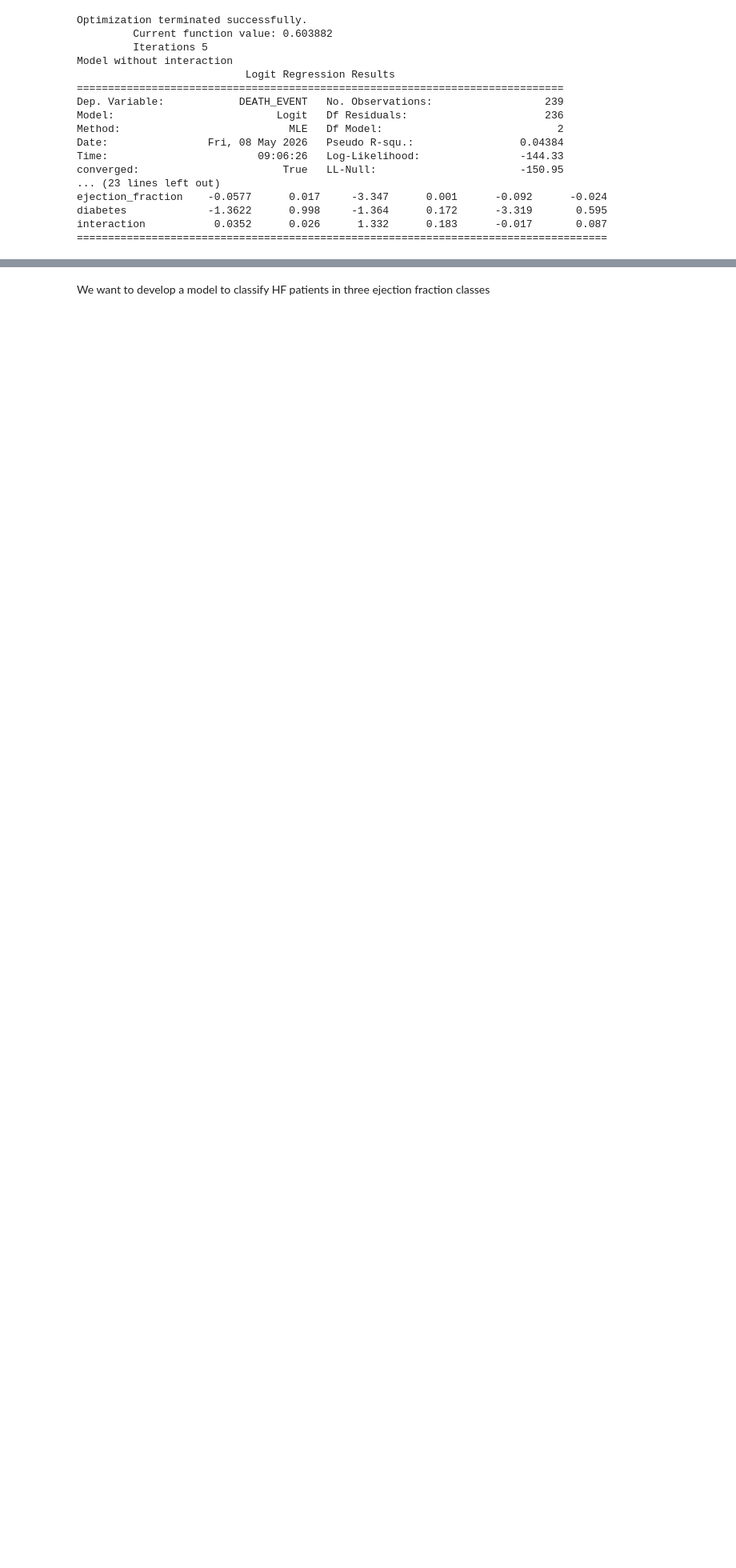
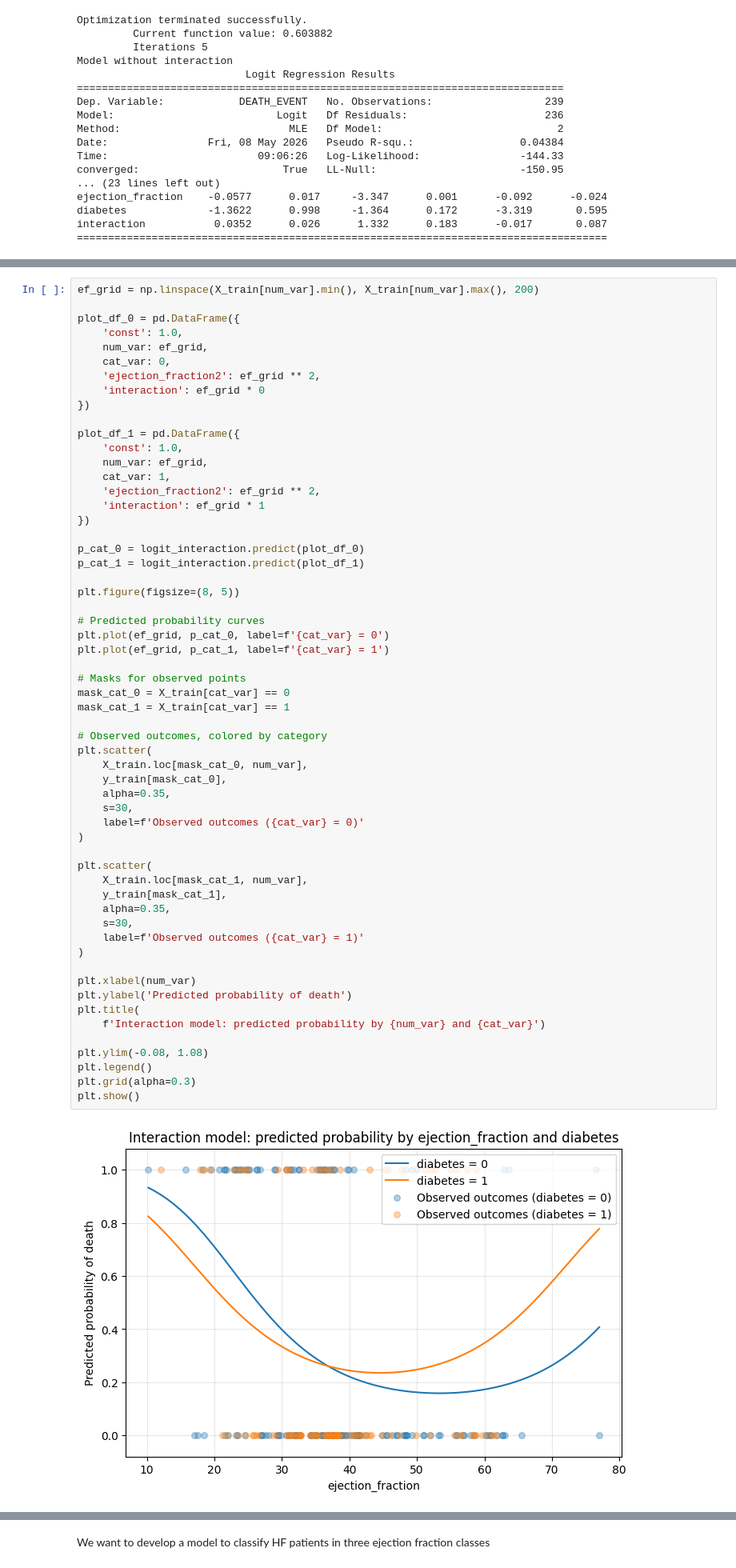
Before and after one commit to Thomas-Fabbris/applied-statistics-polimi, a Jupyter notebook: Labs/Lab_VI_2026.ipynb, the cells around one changed output, grey strips where cells are left out. Shown at 80% size. Cells and saved outputs as stored; diff of their text form; blank space fills up the shorter version.

```diff
--- a/Labs/Lab_VI_2026.ipynb
+++ b/Labs/Lab_VI_2026.ipynb
@@ -660,3 +722,63 @@ Homework: what if you add polynomial terms?
+# %%
+ef_grid = np.linspace(X_train[num_var].min(), X_train[num_var].max(), 200)
+
+plot_df_0 = pd.DataFrame({
+    'const': 1.0,
+    num_var: ef_grid,
+    cat_var: 0,
+    'ejection_fraction2': ef_grid ** 2,
+    'interaction': ef_grid * 0
+})
+
+plot_df_1 = pd.DataFrame({
+    'const': 1.0,
+    num_var: ef_grid,
+    cat_var: 1,
+    'ejection_fraction2': ef_grid ** 2,
+    'interaction': ef_grid * 1
+})
+
+p_cat_0 = logit_interaction.predict(plot_df_0)
+p_cat_1 = logit_interaction.predict(plot_df_1)
+
+plt.figure(figsize=(8, 5))
+
+# Predicted probability curves
+plt.plot(ef_grid, p_cat_0, label=f'{cat_var} = 0')
+plt.plot(ef_grid, p_cat_1, label=f'{cat_var} = 1')
+
+# Masks for observed points
+mask_cat_0 = X_train[cat_var] == 0
+mask_cat_1 = X_train[cat_var] == 1
+
+# Observed outcomes, colored by category
+plt.scatter(
+    X_train.loc[mask_cat_0, num_var],
+    y_train[mask_cat_0],
+    alpha=0.35,
+    s=30,
+    label=f'Observed outcomes ({cat_var} = 0)'
+)
+
+plt.scatter(
+    X_train.loc[mask_cat_1, num_var],
+    y_train[mask_cat_1],
+    alpha=0.35,
+    s=30,
+    label=f'Observed outcomes ({cat_var} = 1)'
+)
+
+plt.xlabel(num_var)
+plt.ylabel('Predicted probability of death')
+plt.title(
+    f'Interaction model: predicted probability by {num_var} and {cat_var}')
+
+plt.ylim(-0.08, 1.08)
+plt.legend()
+plt.grid(alpha=0.3)
+plt.show()
+# %% [output]
+[figure, added]
 # %% [markdown]
 # Multiclass logistic regression
 # %% [markdown]
```
Also changed, not shown: parts of 21 cells of this notebook.
